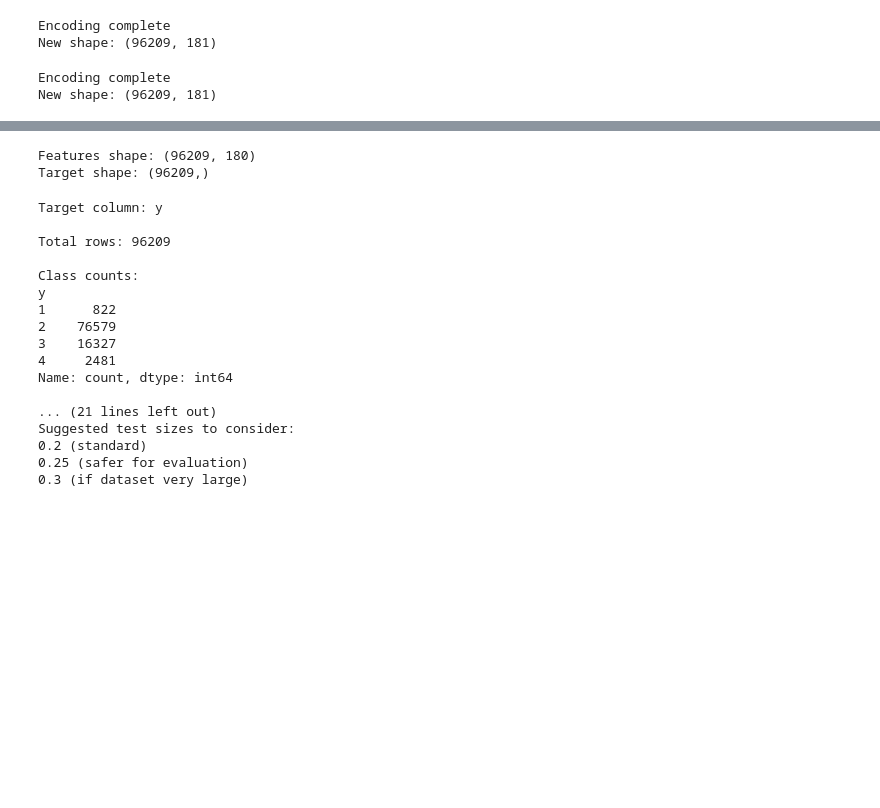
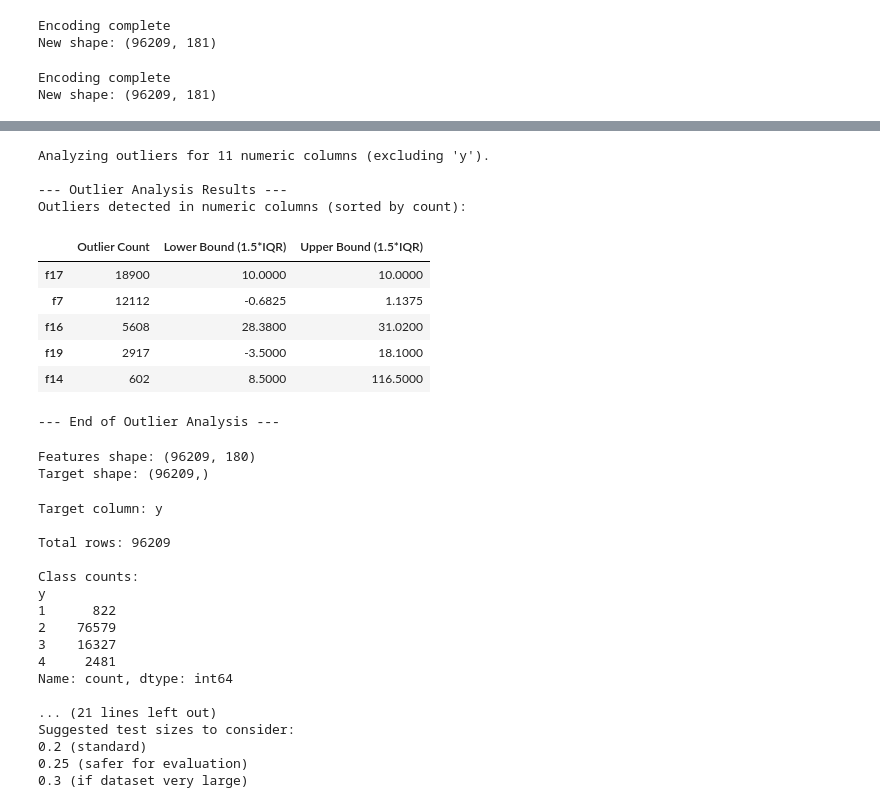
Before and after one commit to HesamMerajifar/Datamining, a Jupyter notebook: Mreza_data_cleaning.ipynb, the cells around one changed output, grey strips where cells are left out. Cells and saved outputs as stored; diff of their text form; code cells hidden in the pictures; blank space fills up the shorter version.

Commit message:
adding notebook for data cleaning

```diff
--- a/Mreza_data_cleaning.ipynb
+++ b/Mreza_data_cleaning.ipynb
@@ -349,0 +348,55 @@ df.head()
+# %%
+outlier_counts = {}
+lower_bounds = {}
+upper_bounds = {}
+
+if 'numeric_cols' in locals() and numeric_cols:
+    cols_to_analyze = [col for col in numeric_cols if col != 'y']
+
+    print(f"Analyzing outliers for {len(cols_to_analyze)} numeric columns (excluding 'y').")
+
+    for col in cols_to_analyze:
+        if col in df.columns and pd.api.types.is_numeric_dtype(df[col]):
+            Q1 = df[col].quantile(0.25)
+            Q3 = df[col].quantile(0.75)
+            IQR = Q3 - Q1
+
+            lower = Q1 - 1.5 * IQR
+            upper = Q3 + 1.5 * IQR
+
+            lower_bounds[col] = lower
+            upper_bounds[col] = upper
+
+            outliers = ((df[col] < lower) | (df[col] > upper)).sum()
+            outlier_counts[col] = outliers
+
+    outlier_df = pd.DataFrame.from_dict(outlier_counts, orient="index", columns=["Outlier Count"])
+    outlier_df["Lower Bound (1.5*IQR)"] = lower_bounds.values()
+    outlier_df["Upper Bound (1.5*IQR)"] = upper_bounds.values()
+
+    outlier_df = outlier_df[outlier_df["Outlier Count"] > 0].sort_values("Outlier Count", ascending=False)
+
+    print("\n--- Outlier Analysis Results ---")
+    if not outlier_df.empty:
+        print("Outliers detected in numeric columns (sorted by count):")
+        display(outlier_df)
+    else:
+        print("No outliers detected in numeric columns (excluding 'y') based on the 1.5*IQR rule.")
+
+else:
+    print("Error: 'numeric_cols' list is not defined or is empty. Cannot perform outlier analysis.")
+    outlier_df = pd.DataFrame()
+
+print("\n--- End of Outlier Analysis ---")
+# %% [output]
+Analyzing outliers for 11 numeric columns (excluding 'y').
+
+--- Outlier Analysis Results ---
+Outliers detected in numeric columns (sorted by count):
+|  | Outlier Count | Lower Bound (1.5*IQR) | Upper Bound (1.5*IQR) |
+| f17 | 18900 | 10.0000 | 10.0000 |
+| f7 | 12112 | -0.6825 | 1.1375 |
+| f16 | 5608 | 28.3800 | 31.0200 |
+| f19 | 2917 | -3.5000 | 18.1000 |
+| f14 | 602 | 8.5000 | 116.5000 |
+--- End of Outlier Analysis ---
```
Also changed, not shown: parts of 5 cells of this notebook.
